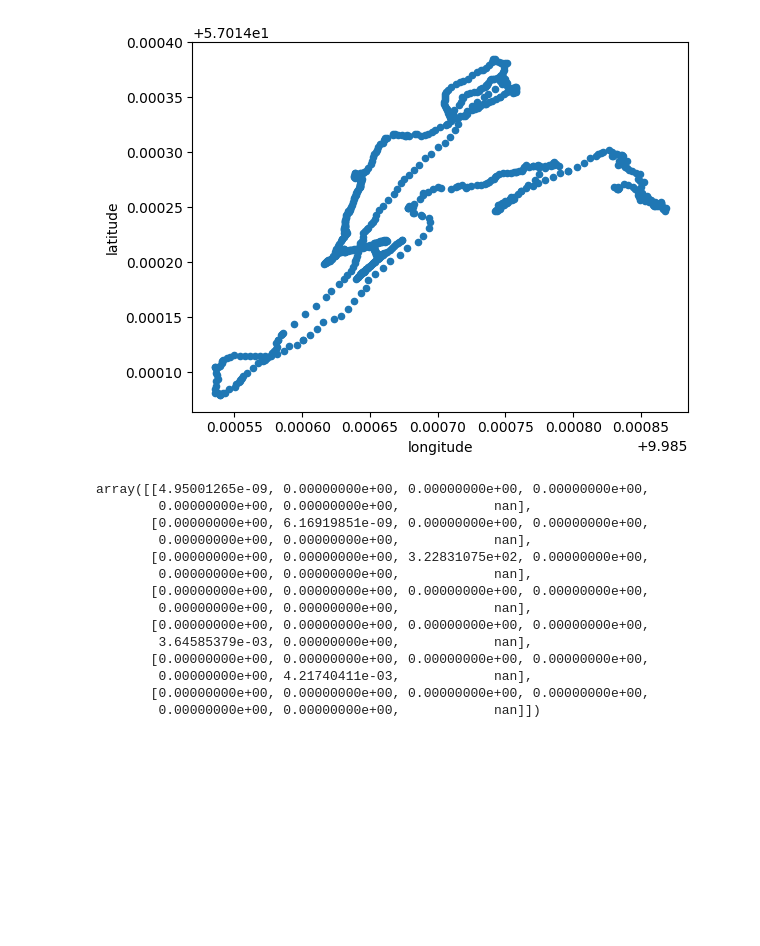
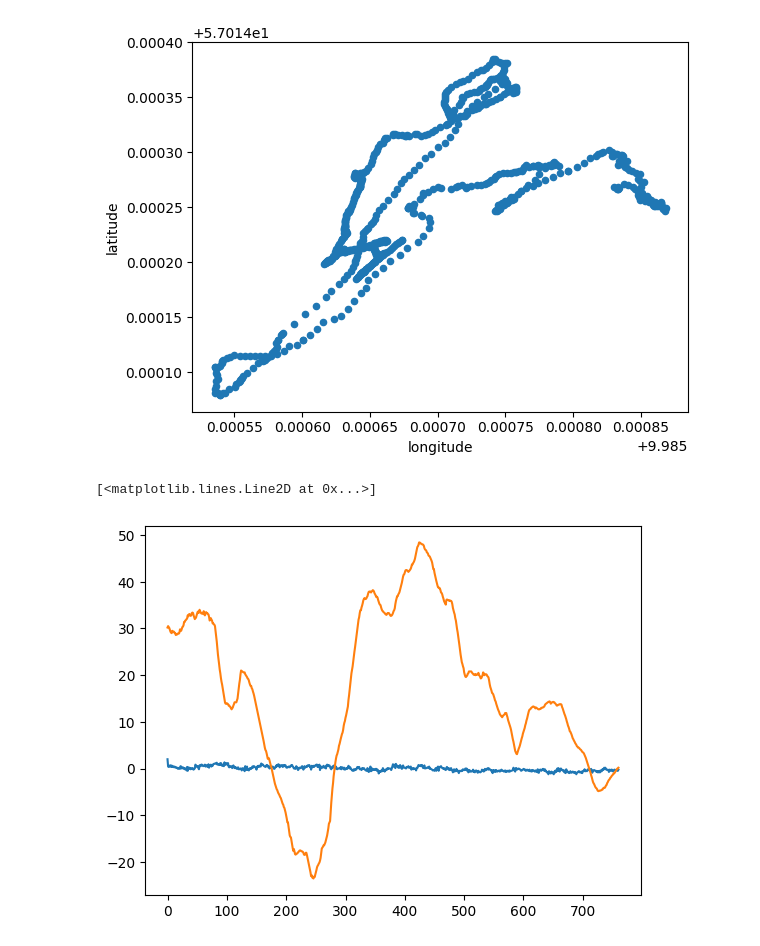
Before and after one commit to JensMoeslund/gps-miniprojekt, a Jupyter notebook: data_proc.ipynb, the cells around one changed output. Saved outputs shown, nothing was run; the diff lists cells and outputs as text; code cells hidden in the pictures; blank space fills up the shorter version.

```diff
--- a/data_proc.ipynb
+++ b/data_proc.ipynb
@@ -74,43 +69,37 @@ df.plot.scatter(y='latitude',x='longitude')
 plt.show()
 # %% [output]
 [figure]
-# %%
-# Making the framework for a kalman filter
-from pykalman import KalmanFilter
-
-phi = np.array([  [1,0,0,del_t,0,0],
-                [0,1,0,0,del_t,0],
-                [0,0,1,0,0,del_t],
-                [0,0,0,1,0,0],
-                [0,0,0,0,1,0],
-                [0,0,0,0,0,1]])
-G = np.array([  [0,0,0],
-                [0,0,0],
-                [0,0,0],
-                [del_t,0,0],
-                [0,del_t,0],
-                [0,0,del_t]])
-# H = np.array([  [1,0,0,0,0,0,0],
-#                 [0,1,0,0,0,0,0],
-#                 [0,0,1,0,0,0,0],
-#                 [0,0,0,1,0,0,0],
-#                 [0,0,0,0,
-#                 )
-v_alt = np.array([5,5,5,5])
-v_alt.var()
-R = np.eye(7)*np.array([df['latitude'].var(),df['longitude'].var(),b.var(),v_alt.var(),df['pressure'].var(),c.var(),d.var()])
-# %% [output]
-array([[4.95001265e-09, 0.00000000e+00, 0.00000000e+00, 0.00000000e+00,
-        0.00000000e+00, 0.00000000e+00,            nan],
-       [0.00000000e+00, 6.16919851e-09, 0.00000000e+00, 0.00000000e+00,
-        0.00000000e+00, 0.00000000e+00,            nan],
-       [0.00000000e+00, 0.00000000e+00, 3.22831075e+02, 0.00000000e+00,
-        0.00000000e+00, 0.00000000e+00,            nan],
-       [0.00000000e+00, 0.00000000e+00, 0.00000000e+00, 0.00000000e+00,
-        0.00000000e+00, 0.00000000e+00,            nan],
-       [0.00000000e+00, 0.00000000e+00, 0.00000000e+00, 0.00000000e+00,
-        3.64585379e-03, 0.00000000e+00,            nan],
-       [0.00000000e+00, 0.00000000e+00, 0.00000000e+00, 0.00000000e+00,
-        0.00000000e+00, 4.21740411e-03,            nan],
-       [0.00000000e+00, 0.00000000e+00, 0.00000000e+00, 0.00000000e+00,
-        0.00000000e+00, 0.00000000e+00,            nan]])
+# %%
+# Making the framework for a kalman filter
+import pykalman as pk
+del_t = 1
+R_0 = 8.3144598
+T_0 = 288.15
+P_0 = 101325
+G_0 = 9.80665
+M = 0.0289644
+
+v_alt = np.roll(df["altitude"].astype(float), 1) - df["altitude"].astype(float)
+press_alt = -((np.log((df["pressure"]*100) / P_0) * T_0 * R_0) / (M * G_0))
+press_alt = press_alt - press_alt.mean()
+v_alt_press = np.roll(press_alt, 1) - (press_alt)
+R = np.eye(8) * np.array(
+    [
+        df["latitude"].var(),
+        df["longitude"].var(),
+        b.var(),
+        v_alt.var(),
+        press_alt.var(),
+        v_alt_press.var(),
+        c.var(),
+        v_alt.var(),
+    ]
+)
+R[:2,:2] = np.cov(df["latitude"],df["longitude"])
+# %%
+#plot the altitude from the pressure
+plt.plot(press_alt)
+plt.plot(df["altitude"].astype(float))
+# %% [output]
+[<matplotlib.lines.Line2D at 0x...>]
+[figure, added]
```
Also changed, not shown: parts of 6 cells of this notebook, 32 other files.
